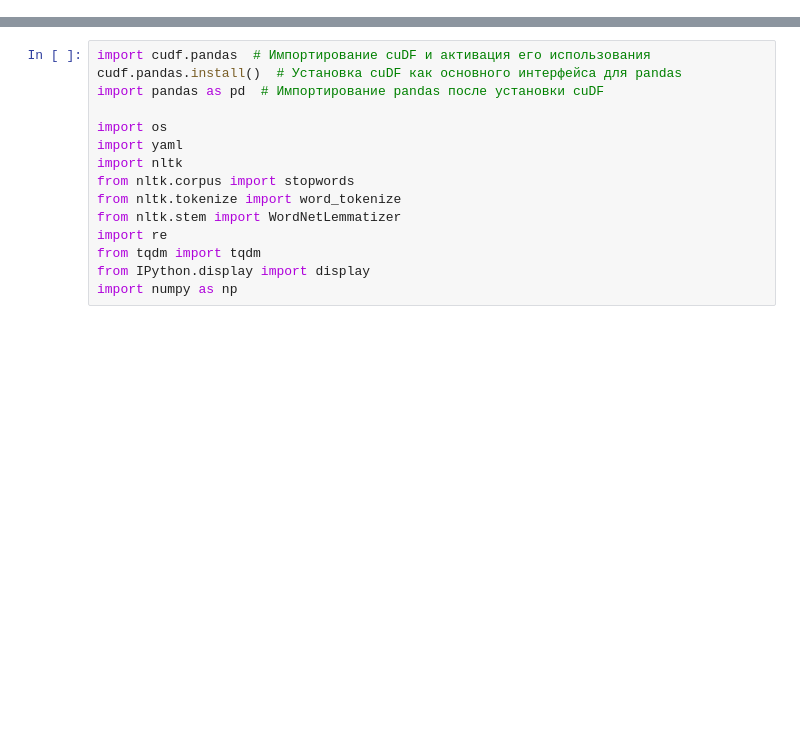
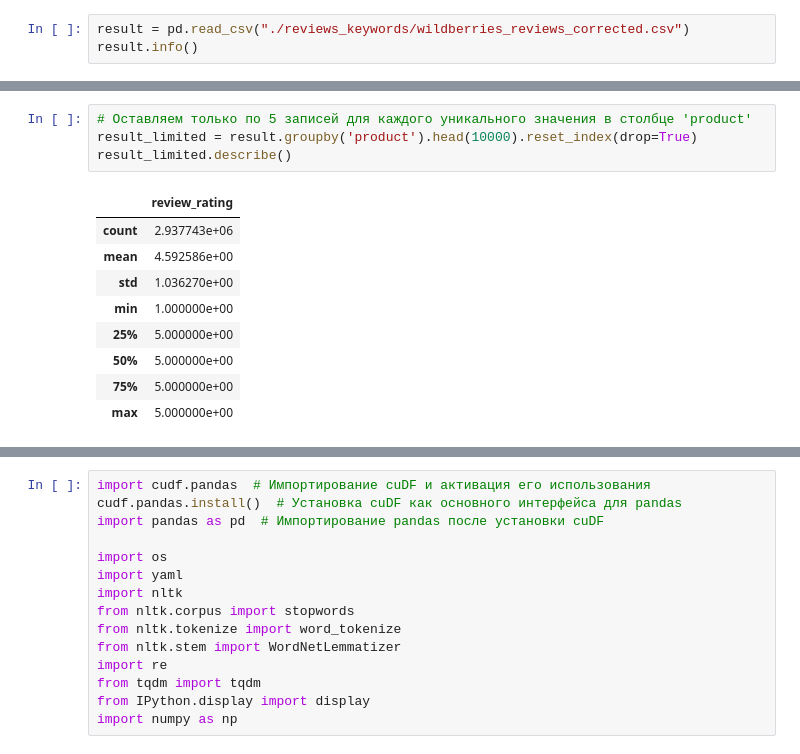
Before and after one commit to Frame24/WB_Parse, a Jupyter notebook: keywods_pavlov2.ipynb, the cells around one changed output, grey strips where cells are left out. Saved outputs shown, nothing was run; the diff lists cells and outputs as text; blank space fills up the shorter version.

```diff
--- a/keywods_pavlov2.ipynb
+++ b/keywods_pavlov2.ipynb
@@ -23,0 +8,3 @@ download_file_if_not_exists(file_url, output_path)
+# %%
+result = pd.read_csv("./reviews_keywords/wildberries_reviews_corrected.csv")
+result.info()
@@ -23,0 +26,14 @@ download_file_if_not_exists(file_url, output_path)
+# %%
+# Оставляем только по 5 записей для каждого уникального значения в столбце 'product'
+result_limited = result.groupby('product').head(10000).reset_index(drop=True)
+result_limited.describe()
+# %% [output]
+|  | review_rating |
+| count | 2.937743e+06 |
+| mean | 4.592586e+00 |
+| std | 1.036270e+00 |
+| min | 1.000000e+00 |
+| 25% | 5.000000e+00 |
+| 50% | 5.000000e+00 |
+| 75% | 5.000000e+00 |
+| max | 5.000000e+00 |
```
Also changed, not shown: parts of 37 cells of this notebook, 19 other files.
